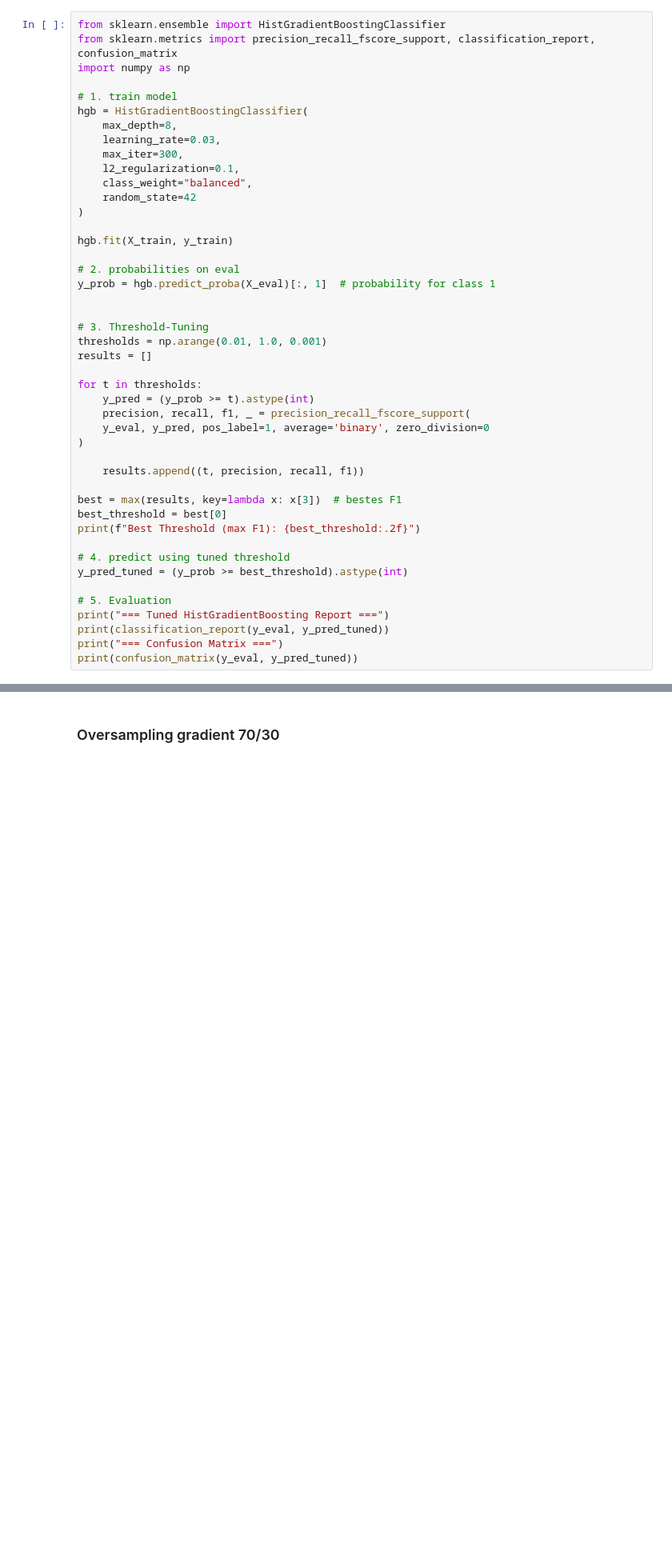
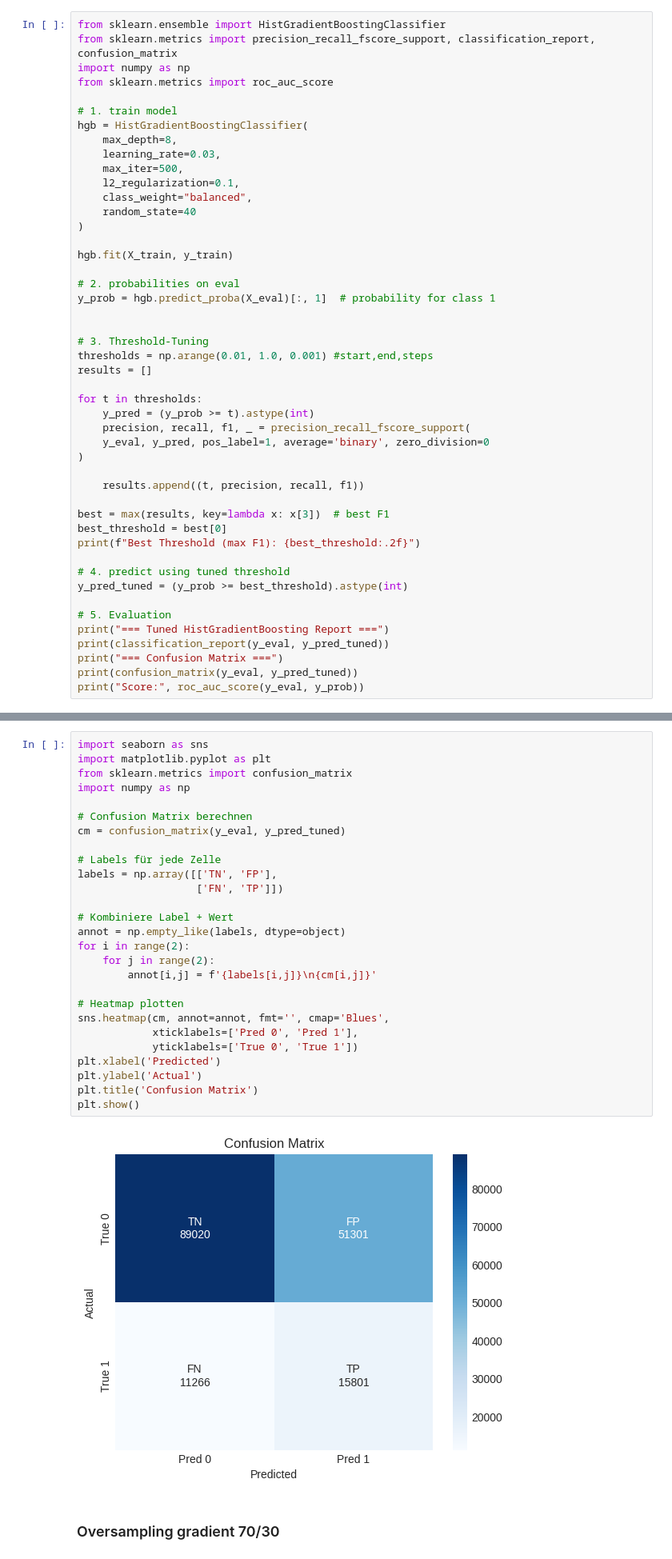
Before and after one commit to mel1006/data-science-2025-tartu, a Jupyter notebook: data_science_project.ipynb, the cells around one changed output, grey strips where cells are left out. Shown at 80% size. Drawn from its saved outputs; the diff is of its cells as text; blank space fills up the shorter version.

```diff
--- a/data_science_project.ipynb
+++ b/data_science_project.ipynb
@@ -781,15 +724,16 @@ Name: count, dtype: int64
 from sklearn.ensemble import HistGradientBoostingClassifier
 from sklearn.metrics import precision_recall_fscore_support, classification_report, confusion_matrix
 import numpy as np
+from sklearn.metrics import roc_auc_score
 
 # 1. train model
 hgb = HistGradientBoostingClassifier(
     max_depth=8,
     learning_rate=0.03,
-    max_iter=300,
+    max_iter=500,
     l2_regularization=0.1,
     class_weight="balanced",
-    random_state=42
+    random_state=40
 )
 
 hgb.fit(X_train, y_train)
@@ -799,7 +743,7 @@ y_prob = hgb.predict_proba(X_eval)[:, 1]  # probability for class 1
 
 
 # 3. Threshold-Tuning
-thresholds = np.arange(0.01, 1.0, 0.001)
+thresholds = np.arange(0.01, 1.0, 0.001) #start,end,steps
 results = []
 
 for t in thresholds:
@@ -810,7 +754,7 @@ for t in thresholds:
 
     results.append((t, precision, recall, f1))
 
-best = max(results, key=lambda x: x[3])  # bestes F1
+best = max(results, key=lambda x: x[3])  # best F1
 best_threshold = best[0]
 print(f"Best Threshold (max F1): {best_threshold:.2f}")
 
@@ -822,6 +766,7 @@ print("=== Tuned HistGradientBoosting Report ===")
 print(classification_report(y_eval, y_pred_tuned))
 print("=== Confusion Matrix ===")
 print(confusion_matrix(y_eval, y_pred_tuned))
+print("Score:", roc_auc_score(y_eval, y_prob))
 # %% [output]
 Best Threshold (max F1): 0.51
 === Tuned HistGradientBoosting Report ===
@@ -840,3 +786,32 @@ weighted avg       0.78      0.62      0.67    125541
+# %%
+import seaborn as sns
+import matplotlib.pyplot as plt
+from sklearn.metrics import confusion_matrix
+import numpy as np
+
+# Confusion Matrix berechnen
+cm = confusion_matrix(y_eval, y_pred_tuned)
+
+# Labels für jede Zelle
+labels = np.array([['TN', 'FP'],
+                   ['FN', 'TP']])
+
+# Kombiniere Label + Wert
+annot = np.empty_like(labels, dtype=object)
+for i in range(2):
+    for j in range(2):
+        annot[i,j] = f'{labels[i,j]}\n{cm[i,j]}'
+
+# Heatmap plotten
+sns.heatmap(cm, annot=annot, fmt='', cmap='Blues',
+            xticklabels=['Pred 0', 'Pred 1'],
+            yticklabels=['True 0', 'True 1'])
+plt.xlabel('Predicted')
+plt.ylabel('Actual')
+plt.title('Confusion Matrix')
+plt.show()
+# %% [output]
+[figure, added]
 # %% [markdown]
 ### Oversampling gradient 70/30
 # %%
```
Also changed, not shown: parts of 23 cells of this notebook.
